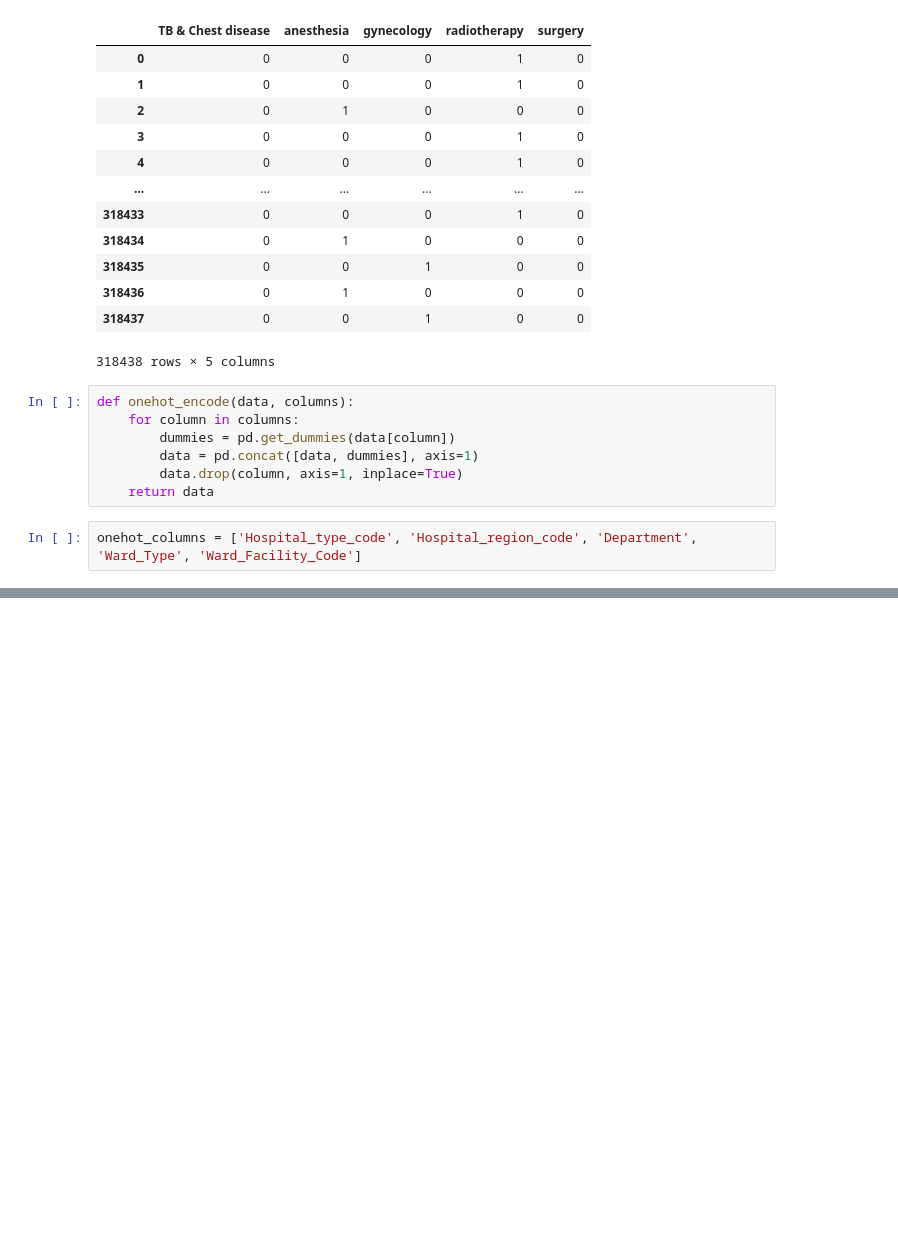
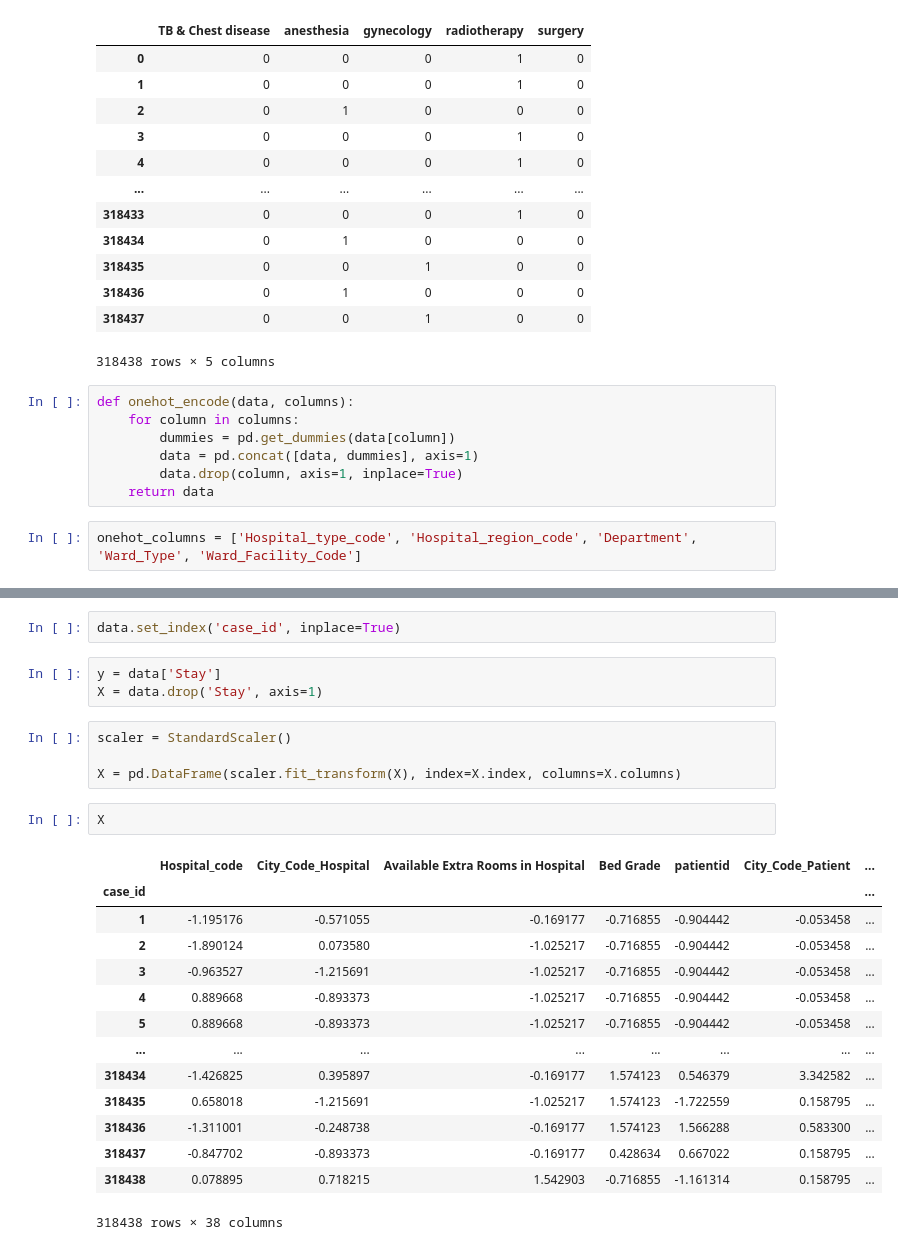
Before and after one commit to fatinfuadkarim/Predicting-Hospital-Stays-Using-ML, a Jupyter notebook: Code/Predicting-Hospital-Stays-Using-ML.ipynb, the cells around one changed output, grey strips where cells are left out. Cells and saved outputs as stored; diff of their text form; blank space fills up the shorter version.

Commit message:
enhancement : #2
End of data pre processing

```diff
--- a/Code/Predicting-Hospital-Stays-Using-ML.ipynb
+++ b/Code/Predicting-Hospital-Stays-Using-ML.ipynb
@@ -341,0 +343,26 @@ data
+# %%
+data.set_index('case_id', inplace=True)
+# %%
+y = data['Stay']
+X = data.drop('Stay', axis=1)
+# %%
+scaler = StandardScaler()
+
+X = pd.DataFrame(scaler.fit_transform(X), index=X.index, columns=X.columns)
+# %%
+X
+# %% [output]
+|  | Hospital_code | City_Code_Hospital | Available Extra Rooms in Hospital | Bed Grade | patientid | City_Code_Patient | ... |
+| case_id |  |  |  |  |  |  | ... |
+| 1 | -1.195176 | -0.571055 | -0.169177 | -0.716855 | -0.904442 | -0.053458 | ... |
+| 2 | -1.890124 | 0.073580 | -1.025217 | -0.716855 | -0.904442 | -0.053458 | ... |
+| 3 | -0.963527 | -1.215691 | -1.025217 | -0.716855 | -0.904442 | -0.053458 | ... |
+| 4 | 0.889668 | -0.893373 | -1.025217 | -0.716855 | -0.904442 | -0.053458 | ... |
+| 5 | 0.889668 | -0.893373 | -1.025217 | -0.716855 | -0.904442 | -0.053458 | ... |
+| ... | ... | ... | ... | ... | ... | ... | ... |
+| 318434 | -1.426825 | 0.395897 | -0.169177 | 1.574123 | 0.546379 | 3.342582 | ... |
+| 318435 | 0.658018 | -1.215691 | -1.025217 | 1.574123 | -1.722559 | 0.158795 | ... |
+| 318436 | -1.311001 | -0.248738 | -0.169177 | 1.574123 | 1.566288 | 0.583300 | ... |
+| 318437 | -0.847702 | -0.893373 | -0.169177 | 0.428634 | 0.667022 | 0.158795 | ... |
+| 318438 | 0.078895 | 0.718215 | 1.542903 | -0.716855 | -1.161314 | 0.158795 | ... |
+318438 rows × 38 columns
```
Also changed, not shown: parts of 27 cells of this notebook.
